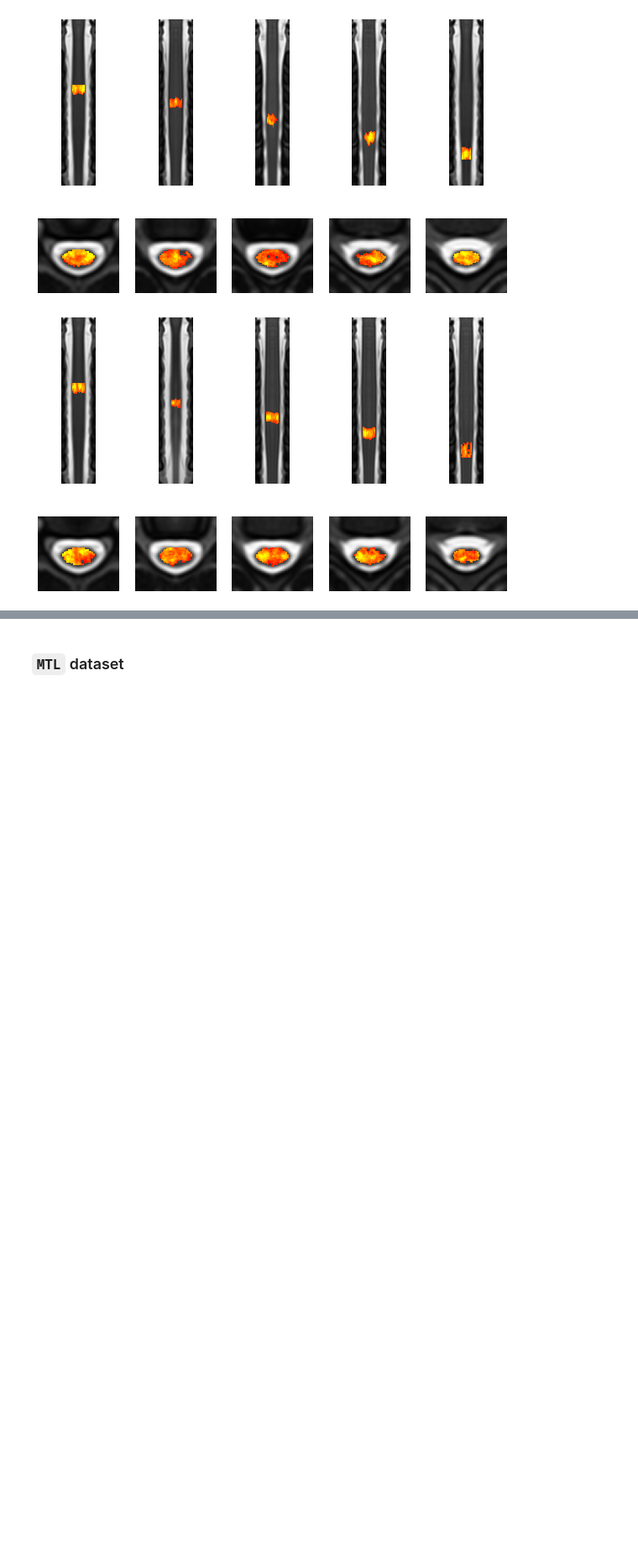
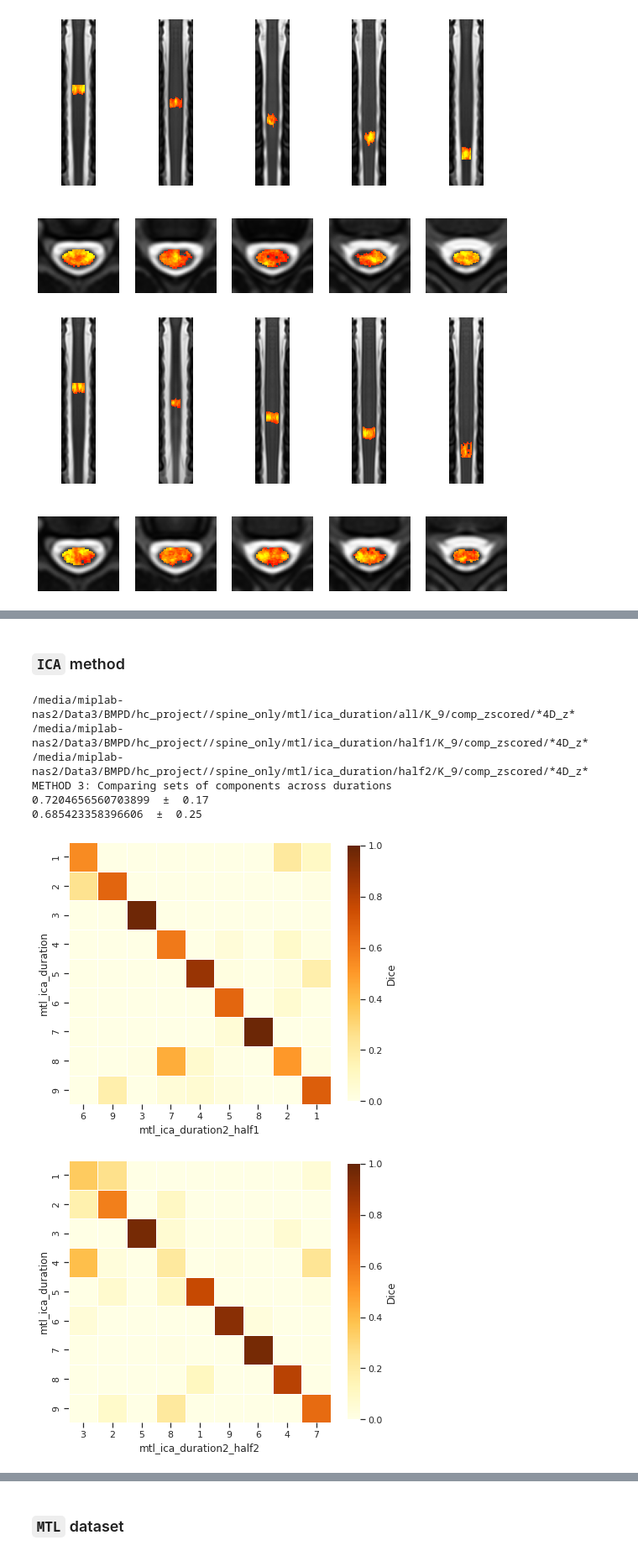
Before and after one commit to NawalK/hc_project_analyses, a Jupyter notebook: notebook/analysis_spine_only_paper.ipynb, the cells around one changed output, grey strips where cells are left out. Shown at 84% size. Saved outputs shown, nothing was run; the diff lists cells and outputs as text; code cells hidden in the pictures; blank space fills up the shorter version.

```diff
--- a/notebook/analysis_spine_only_paper.ipynb
+++ b/notebook/analysis_spine_only_paper.ipynb
@@ -452,0 +432,22 @@ Here, we just display one example subject for each dataset, displayed on its own
+# %% [markdown]
+### `ICA` method
+# %%
+# Define parameters for the datasets to compare
+# Each param dict has 3 values: k_range, dataset and analysis
+dataset = 'mtl'
+t_range=["half1","half2"]
+
+params_quant_split_gva_1 = {'k_range':range(9,10),'dataset':dataset, 'analysis':"ica_duration",'t_range':['all'],'lthresh':1.6}
+params_quant_split_gva_2 = {'k_range':range(9,10), 'dataset':dataset, 'analysis':"ica_duration", 't_range': t_range,'lthresh':1.6}
+
+spine_analysis_split_gva = SpineOnlyAnalysis(config,params1=params_quant_split_gva_1,params2=params_quant_split_gva_2)
+spine_analysis_split_gva.spatial_similarity(k1=9,t_range1='all',t_range2=t_range,similarity_method='Dice',save_figure=True,verbose=False)
+# %% [output]
+/media/miplab-nas2/Data3/BMPD/hc_project//spine_only/mtl/ica_duration/all/K_9/comp_zscored/*4D_z*
+/media/miplab-nas2/Data3/BMPD/hc_project//spine_only/mtl/ica_duration/half1/K_9/comp_zscored/*4D_z*
+/media/miplab-nas2/Data3/BMPD/hc_project//spine_only/mtl/ica_duration/half2/K_9/comp_zscored/*4D_z*
+METHOD 3: Comparing sets of components across durations
+0.7204656560703899  ±  0.17
+0.685423358396606  ±  0.25
+[figure, added]
+[figure, added]
```
Also changed, not shown: parts of 40 cells of this notebook, 4 other files.
